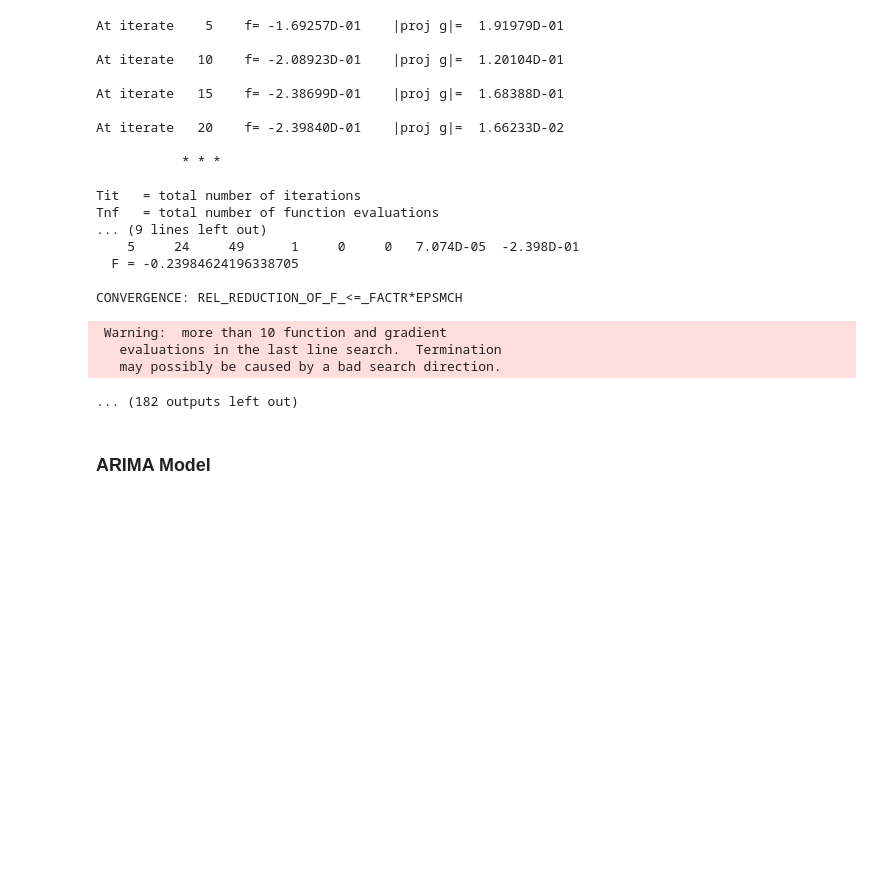
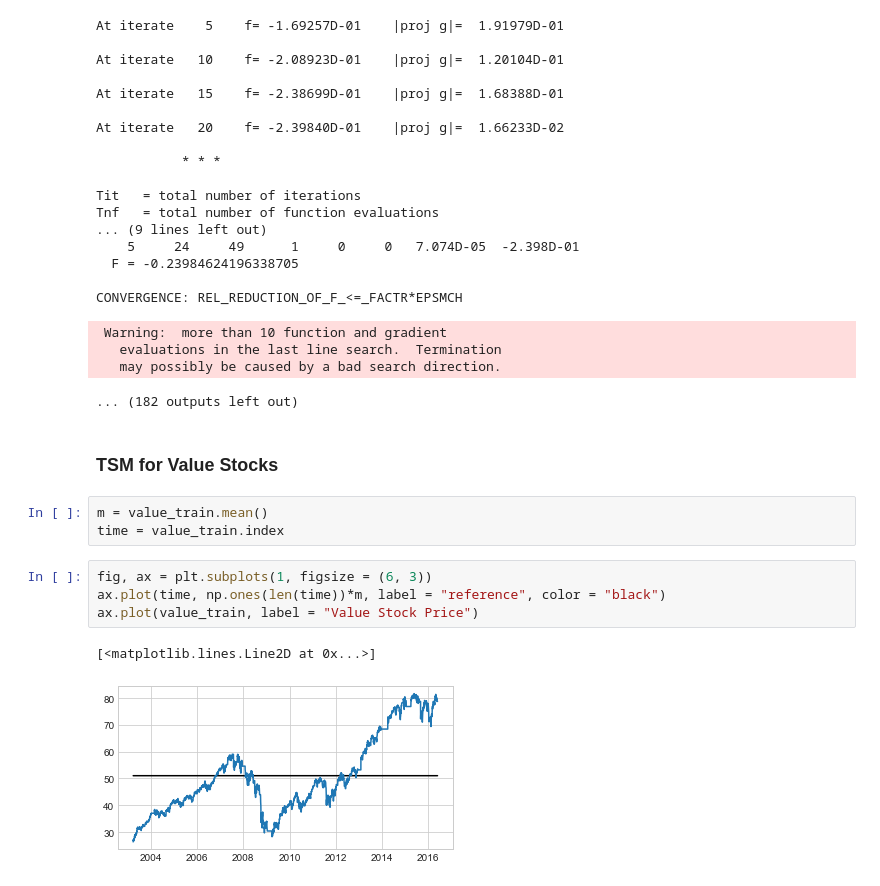
Before and after one commit to lu18cheng/pic16b_stock_analysis, a Jupyter notebook: code/Time Series Modeling.ipynb, the cells around one changed output. Cells and saved outputs as stored; diff of their text form; blank space fills up the shorter version.

Commit message:
TSM for value stocks

```diff
--- a/code/Time Series Modeling.ipynb
+++ b/code/Time Series Modeling.ipynb
@@ -378,5 +378,15 @@ CONVERGENCE: REL_REDUCTION_OF_F_<=_FACTR*EPSMCH
    evaluations in the last line search.  Termination
    may possibly be caused by a bad search direction.
 ... (182 outputs left out)
-# %% [markdown]
-### ARIMA Model
+# %% [markdown]
+### TSM for Value Stocks
+# %%
+m = value_train.mean()
+time = value_train.index
+# %%
+fig, ax = plt.subplots(1, figsize = (6, 3))
+ax.plot(time, np.ones(len(time))*m, label = "reference", color = "black")
+ax.plot(value_train, label = "Value Stock Price")
+# %% [output]
+[<matplotlib.lines.Line2D at 0x...>]
+[figure, added]
```
Also changed, not shown: parts of 26 cells of this notebook, 3 other files.
